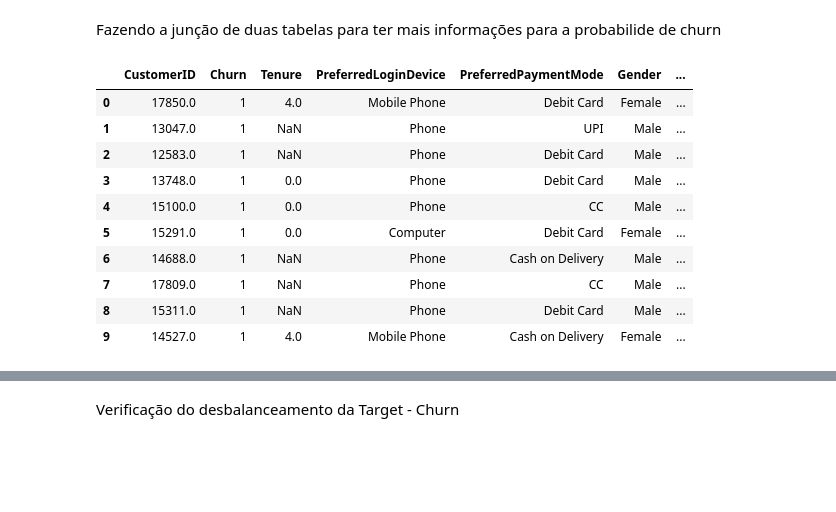
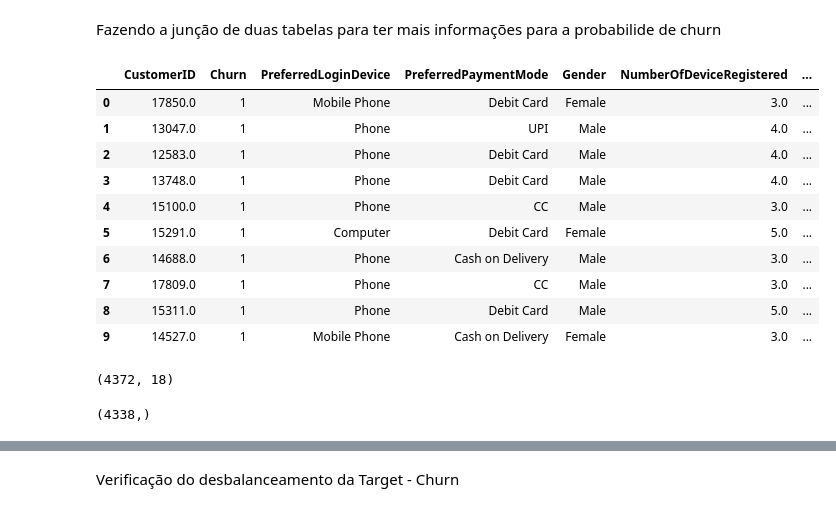
Before and after one commit to hribes/projeto_inlytics, a Jupyter notebook: Notebooks/Churn.ipynb, the cells around one changed output, grey strips where cells are left out. Drawn from its saved outputs; the diff is of its cells as text; code cells hidden in the pictures; blank space fills up the shorter version.

Commit message:
atualização dos arquivos relacionados ao churn

```diff
--- a/Notebooks/Churn.ipynb
+++ b/Notebooks/Churn.ipynb
@@ -17,32 +17,47 @@ Fazendo a junção de duas tabelas para ter mais informações para a probabilid
 # %%
 conexao = sqlite3.connect(r'C:\Users\heloi\OneDrive\Desktop\Projeto - Inlytics\Dataset\db_cliente_sqlite\empresa_cliente_db.db')
 
 df_customer_user = pd.read_sql('SELECT * FROM customer_user', conexao)
 df_customer_sales = pd.read_sql('SELECT * FROM customer_sales', conexao)
 df_rfm = pd.read_csv(r'C:\Users\heloi\OneDrive\Desktop\Projeto - Inlytics\dados_temporarios_rfm_csv\rfm_dados_gerais.csv')
 conexao.close()
 
 df_customer_sales['InvoiceDate'] = pd.to_datetime(df_customer_sales['InvoiceDate'])
 df_customer_sales['DateStartBase'] = df_customer_sales['InvoiceDate'].dt.strftime('%Y-%m-%d')
 
 df_customer_min_invoice = df_customer_sales.groupby('CustomerID')['DateStartBase'].agg('min').reset_index()
 
 df_user_rfm = pd.merge(df_customer_user, df_rfm, on='CustomerID', how='left')
 df_all_data = pd.merge(df_user_rfm, df_customer_min_invoice, on='CustomerID', how='left')
+df_all_data = df_all_data.drop(columns=['Tenure', 'Segment'])
 
 df_all_data.head(10)
 # %% [output]
-|  | CustomerID | Churn | Tenure | PreferredLoginDevice | PreferredPaymentMode | Gender | ... |
-| 0 | 17850.0 | 1 | 4.0 | Mobile Phone | Debit Card | Female | ... |
-| 1 | 13047.0 | 1 | NaN | Phone | UPI | Male | ... |
-| 2 | 12583.0 | 1 | NaN | Phone | Debit Card | Male | ... |
-| 3 | 13748.0 | 1 | 0.0 | Phone | Debit Card | Male | ... |
-| 4 | 15100.0 | 1 | 0.0 | Phone | CC | Male | ... |
-| 5 | 15291.0 | 1 | 0.0 | Computer | Debit Card | Female | ... |
-| 6 | 14688.0 | 1 | NaN | Phone | Cash on Delivery | Male | ... |
-| 7 | 17809.0 | 1 | NaN | Phone | CC | Male | ... |
-| 8 | 15311.0 | 1 | NaN | Phone | Debit Card | Male | ... |
-| 9 | 14527.0 | 1 | 4.0 | Mobile Phone | Cash on Delivery | Female | ... |
+|  | CustomerID | Churn | PreferredLoginDevice | PreferredPaymentMode | Gender | NumberOfDeviceRegistered | ... |
+| 0 | 17850.0 | 1 | Mobile Phone | Debit Card | Female | 3.0 | ... |
+| 1 | 13047.0 | 1 | Phone | UPI | Male | 4.0 | ... |
+| 2 | 12583.0 | 1 | Phone | Debit Card | Male | 4.0 | ... |
+| 3 | 13748.0 | 1 | Phone | Debit Card | Male | 4.0 | ... |
+| 4 | 15100.0 | 1 | Phone | CC | Male | 3.0 | ... |
+| 5 | 15291.0 | 1 | Computer | Debit Card | Female | 5.0 | ... |
+| 6 | 14688.0 | 1 | Phone | Cash on Delivery | Male | 3.0 | ... |
+| 7 | 17809.0 | 1 | Phone | CC | Male | 3.0 | ... |
+| 8 | 15311.0 | 1 | Phone | Debit Card | Male | 5.0 | ... |
+| 9 | 14527.0 | 1 | Mobile Phone | Cash on Delivery | Female | 3.0 | ... |
+# %%
+df_all_data.shape
+# %% [output]
+(4372, 18)
+# %%
+data_referencia = pd.to_datetime('2011-12-09')
+
+df_all_data['DateStartBase'] = pd.to_datetime(df_all_data['DateStartBase'])
+df_all_data['DateStart_Days'] = (data_referencia - df_all_data['DateStartBase']).dt.days
+
+dados_sem_null = df_all_data['DateStart_Days'].dropna()
+dados_sem_null.shape
+# %% [output]
+(4338,)
 # %%
 df_all_data.columns
 # %% [output]
```
Also changed, not shown: parts of 16 cells of this notebook, 4 other files.
